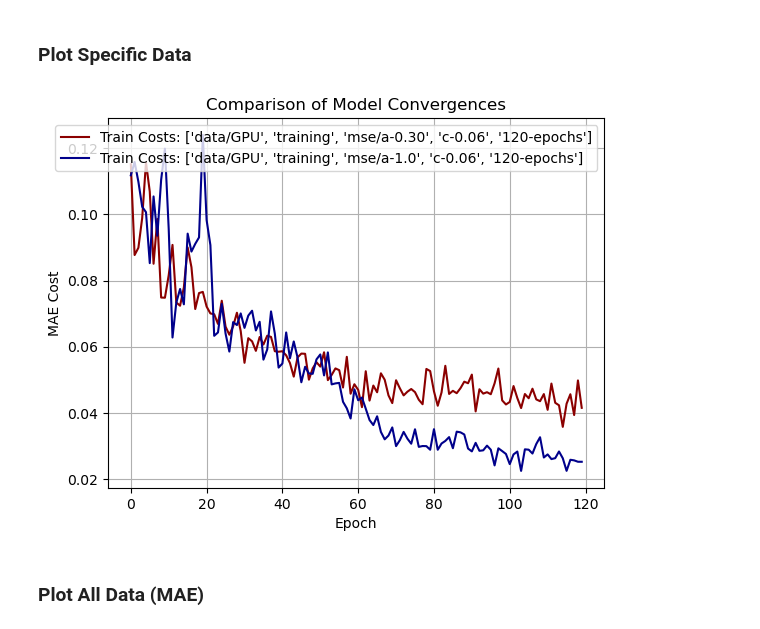
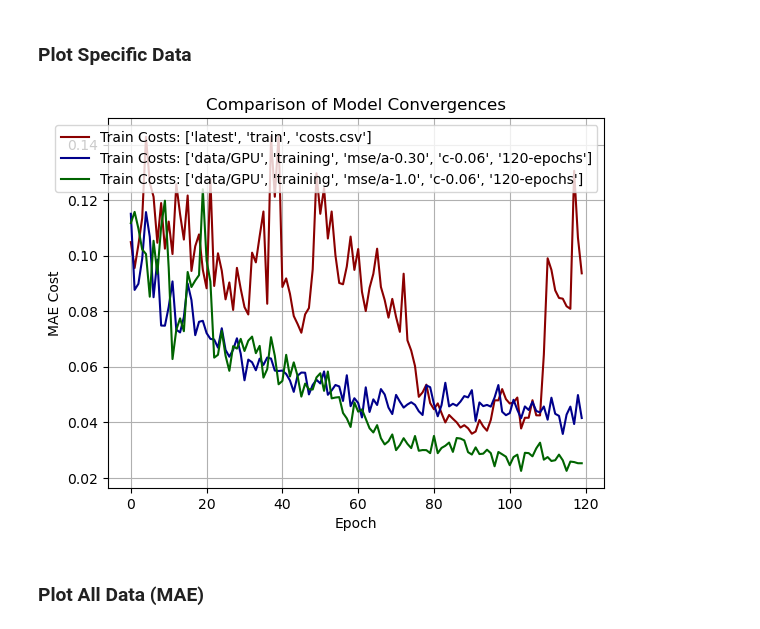
Before and after one commit to L-Amos/QNLP_project, a Jupyter notebook: fidelity_model/plotter.ipynb, the cells around one changed output. Saved outputs shown, nothing was run; the diff lists cells and outputs as text; code cells hidden in the pictures.

Commit message:
Plotting data for a=1.5 120 epochs.

```diff
--- a/fidelity_model/plotter.ipynb
+++ b/fidelity_model/plotter.ipynb
@@ -18,26 +18,26 @@ def readfiles(files):
 # %%
 # Train Costs
 TRAIN_FILES = ["latest_train_costs.csv", "data/GPU_training_mse/a-0.30_c-0.06_120-epochs_TRAIN.csv", "data/GPU_training_mse/a-1.0_c-0.06_120-epochs_TRAIN.csv"]
 VAL_FILES = []
 # Val Costs
 train_costs, train_params = readfiles(TRAIN_FILES)
 val_costs, val_params = readfiles(VAL_FILES)
 # Plot
-colours = ['darkred', 'darkblue']
+colours = ['darkred', 'darkblue', 'darkgreen']
 for i, (train_cost, labels) in enumerate(zip(train_costs, train_params)):
     plt.plot(train_cost, color=colours[i] , label=f"Train Costs: {labels}")
 
 for i, (val_cost, labels) in enumerate(zip(val_costs, val_params)):
     plt.plot(val_cost, linestyle="--", color=colours[i], label=f"Val Costs: {labels}")
 
 plt.xlabel("Epoch")
 plt.ylabel("MAE Cost")
 plt.title(f"Comparison of Model Convergences")
 plt.legend()
 plt.grid()
 plt.show()
 # %% [output]
-[figure, old version]
+[figure, new version]
 # %% [markdown]
 ### Plot All Data (MAE)
 # %%
```
Also changed, not shown: parts of 1 cell of this notebook.
